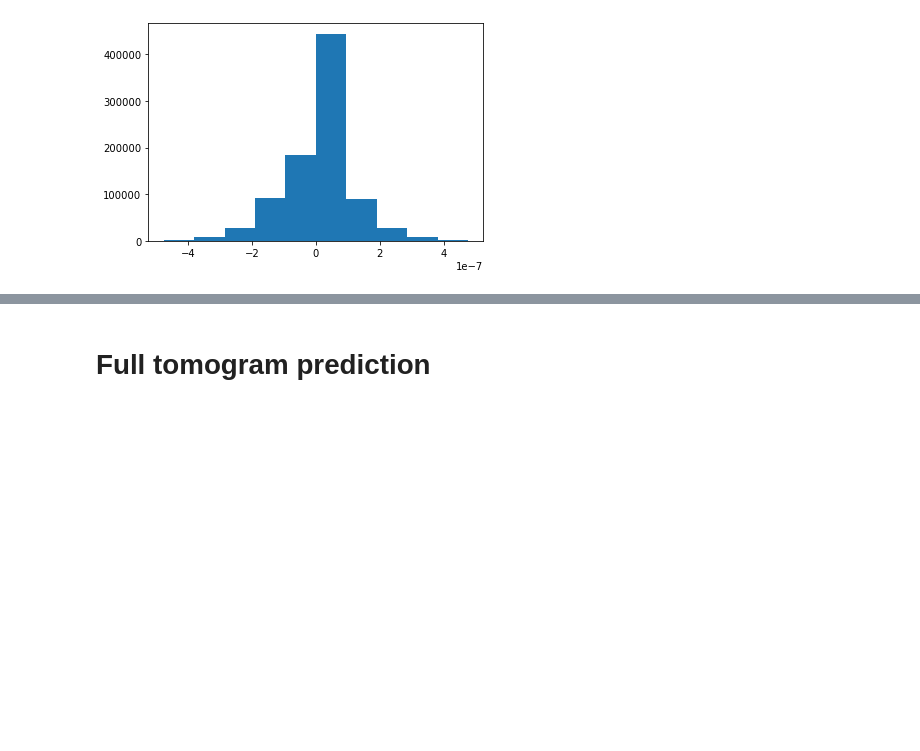
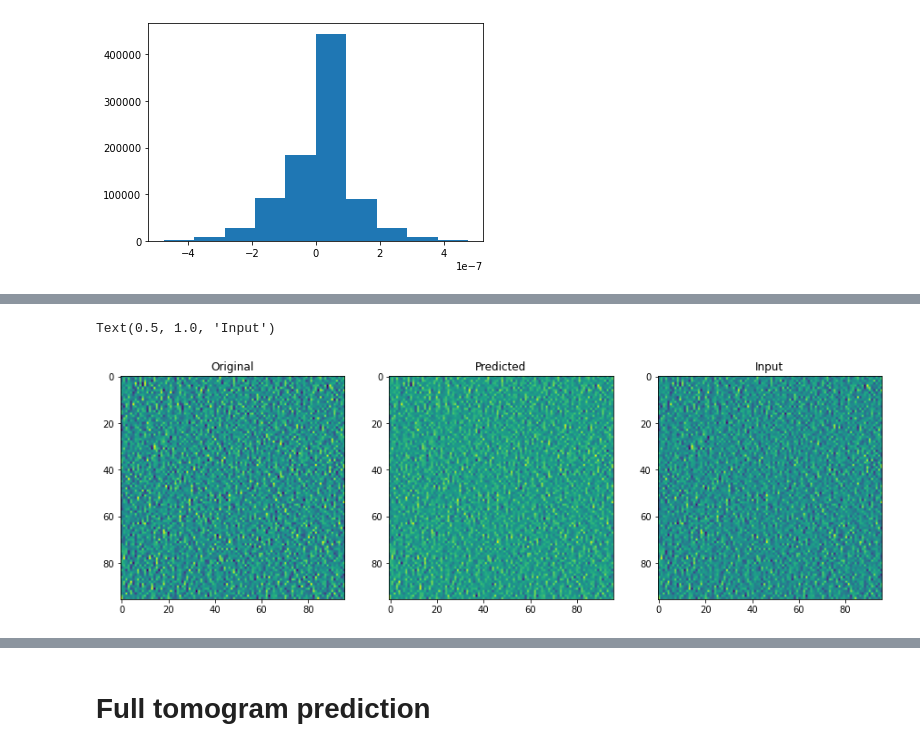
Before and after one commit to Fickincool/master-thesis, a Jupyter notebook: Notebooks/6.00_self2selfDenoising/6.03_prediction_pilot.ipynb, the cells around one changed output, grey strips where cells are left out. Cells and saved outputs as stored; diff of their text form; code cells hidden in the pictures; blank space fills up the shorter version.

```diff
--- a/Notebooks/6.00_self2selfDenoising/6.03_prediction_pilot.ipynb
+++ b/Notebooks/6.00_self2selfDenoising/6.03_prediction_pilot.ipynb
@@ -114,0 +145,13 @@ plt.hist((original_subtomo0-original_subtomo).numpy().flatten())
+# %%
+zidx = subtomo_length//2
+
+fig, (ax0, ax1, ax2) = plt.subplots(1, 3, figsize=(15, 10))
+ax0.imshow(original_subtomo[zidx])
+ax0.set_title('Original')
+ax1.imshow(denoised_subtomo[zidx])
+ax1.set_title('Predicted')
+ax2.imshow(subtomo.mean(1).squeeze()[zidx])
+ax2.set_title('Input')
+# %% [output]
+Text(0.5, 1.0, 'Input')
+[figure, added]
```
Also changed, not shown: parts of 10 cells of this notebook, 6 other files.
